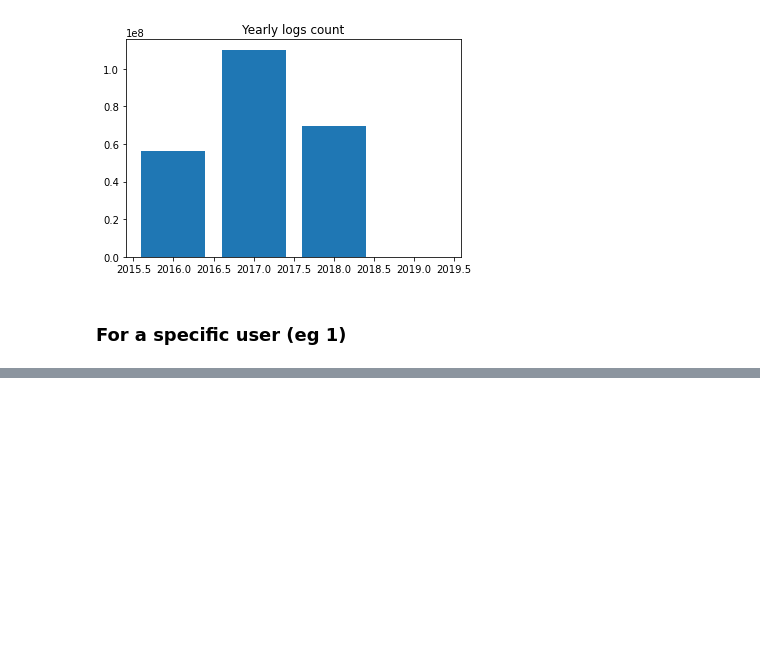
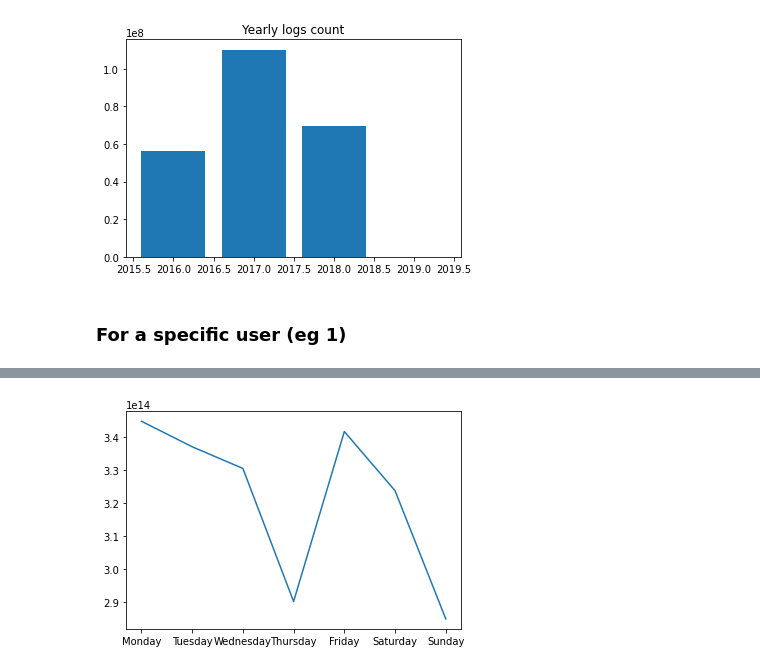
Before and after one commit to astenast/Smartphone_User_Engagement, a Jupyter notebook: Data Preprocessing.ipynb, the cells around one changed output, grey strips where cells are left out. Cells and saved outputs as stored; diff of their text form; code cells hidden in the pictures; blank space fills up the shorter version.

```diff
--- a/Data Preprocessing.ipynb
+++ b/Data Preprocessing.ipynb
@@ -204,0 +205,5 @@ plt.show()
+# %%
+plt.plot(full_df[full_df['user_id'] == 1].groupby(['Day'])['duration'].sum())
+plt.show()
+# %% [output]
+[figure, added]
```
Also changed, not shown: parts of 6 cells of this notebook.
